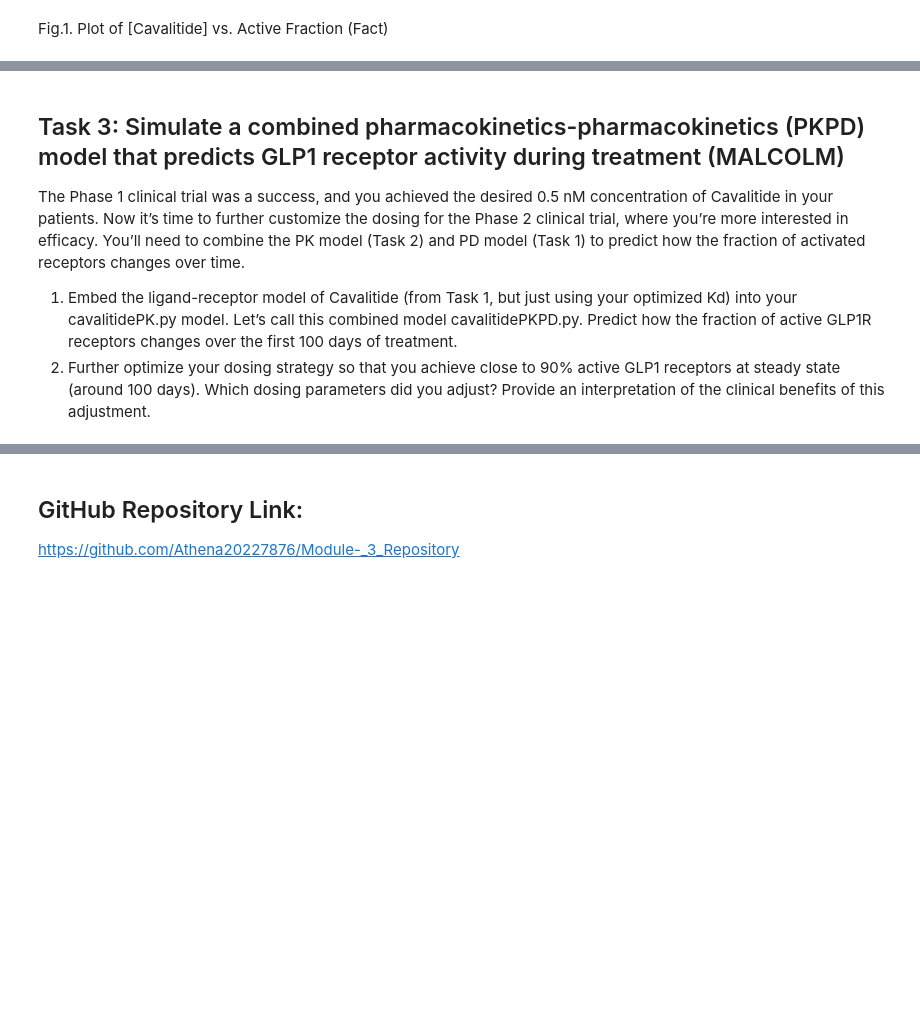
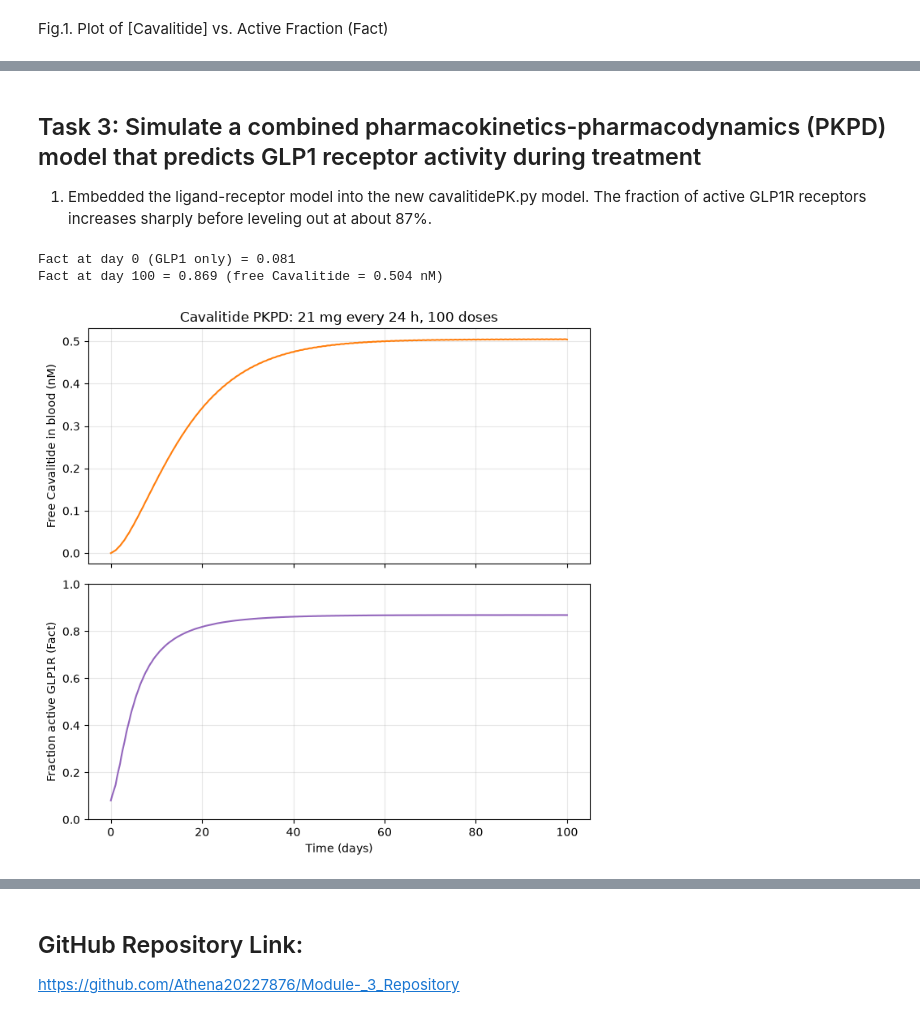
Before and after one commit to Athena20227876/Module-_3_Repository, a Jupyter notebook: M&M_Module3_Notebook.ipynb, the cells around one changed output, grey strips where cells are left out. Drawn from its saved outputs; the diff is of its cells as text; code cells hidden in the pictures; blank space fills up the shorter version.

Commit message:
tasks 2 and 3

```diff
--- a/M&M_Module3_Notebook.ipynb
+++ b/M&M_Module3_Notebook.ipynb
@@ -140,7 +324,42 @@ Your boss is really excited about the progress of your team in Task 1 on the dev
 # %% [markdown]
-## Task 3: Simulate a combined pharmacokinetics-pharmacokinetics (PKPD) model that predicts GLP1 receptor activity during treatment (MALCOLM)
+## Task 3: Simulate a combined pharmacokinetics-pharmacodynamics (PKPD) model that predicts GLP1 receptor activity during treatment
 
-The Phase 1 clinical trial was a success, and you achieved the desired 0.5 nM concentration of Cavalitide in your patients. Now it’s time to further customize the dosing for the Phase 2 clinical trial, where you’re more interested in efficacy. You’ll need to combine the PK model (Task 2) and PD model (Task 1) to predict how the fraction of activated receptors changes over time.
-
-1. Embed the ligand-receptor model of Cavalitide (from Task 1, but just using your optimized Kd) into your cavalitidePK.py model. Let’s call this combined model cavalitidePKPD.py. Predict how the fraction of active GLP1R receptors changes over the first 100 days of treatment.
-2. Further optimize your dosing strategy so that you achieve close to 90% active GLP1 receptors at steady state (around 100 days).  Which dosing parameters did you adjust? Provide an interpretation of the clinical benefits of this adjustment.
+1) Embedded the ligand-receptor model into the new cavalitidePK.py model. The fraction of active GLP1R receptors increases sharply before leveling out at about 87%.
+# %%
+# Step 1: PD model from task 1
+def Fact(L1, L2, Kd1, Kd2):
+    return (Kd2*L1 + Kd1*L2)/(Kd1*Kd2 + Kd2*L1 + Kd1*L2)
+
+# PD parameters
+Kd1 = 0.17          # nM, GLP1 dissociation constant
+Kd2 = 0.0771        # nM, Cavalitide dissociation constant
+L1 = 0.015          # nM, fasting GLP1 concentration
+
+# PK - get free Cavalitide blood concentration over time
+t, Asc, Cc = results['Cavalitide (optimized)']
+p = products['Cavalitide (optimized)']
+L2_blood = Ffree*Cc
+
+# PKPD - input the PK concentration into the PD model
+Fact_t = Fact(L1, L2_blood, Kd1, Kd2)                 # fraction of active GLP1R at each time point
+print(f"Fact at day 0 (GLP1 only) = {Fact_t[0]:.3f}")
+print(f"Fact at day 100 = {Fact_t[-1]:.3f} (free Cavalitide = {L2_blood[-1]:.3f} nM)")
+
+# Plot blood concentration and fraction of active receptors over 100 days
+fig, (ax1, ax2) = plt.subplots(2, 1, figsize=(7, 7), sharex=True)
+ax1.plot(t/24, L2_blood, c="tab:orange")
+ax1.set_ylabel("Free Cavalitide in blood (nM)")
+ax1.set_title(f"Cavalitide PKPD: {p['D']} mg every {p['interval']} h, {p['n_doses']} doses")
+ax1.grid(alpha=0.3)
+
+ax2.plot(t/24, Fact_t, c="tab:purple")
+ax2.set_xlabel("Time (days)")
+ax2.set_ylabel("Fraction active GLP1R (Fact)")
+ax2.set_ylim(0, 1)
+ax2.grid(alpha=0.3)
+plt.tight_layout()
+plt.show()
+# %% [output]
+Fact at day 0 (GLP1 only) = 0.081
+Fact at day 100 = 0.869 (free Cavalitide = 0.504 nM)
+[figure, added]
```
Also changed, not shown: parts of 17 cells of this notebook, 2 other files.
